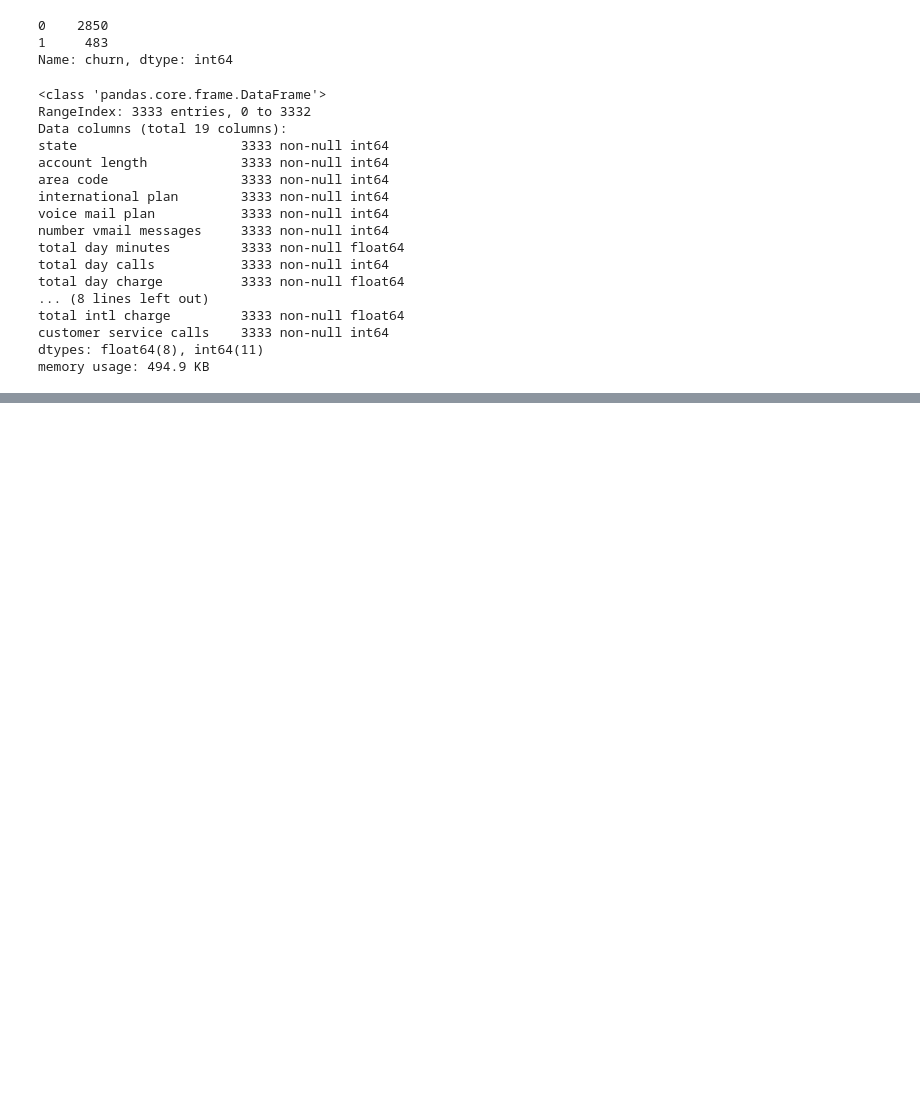
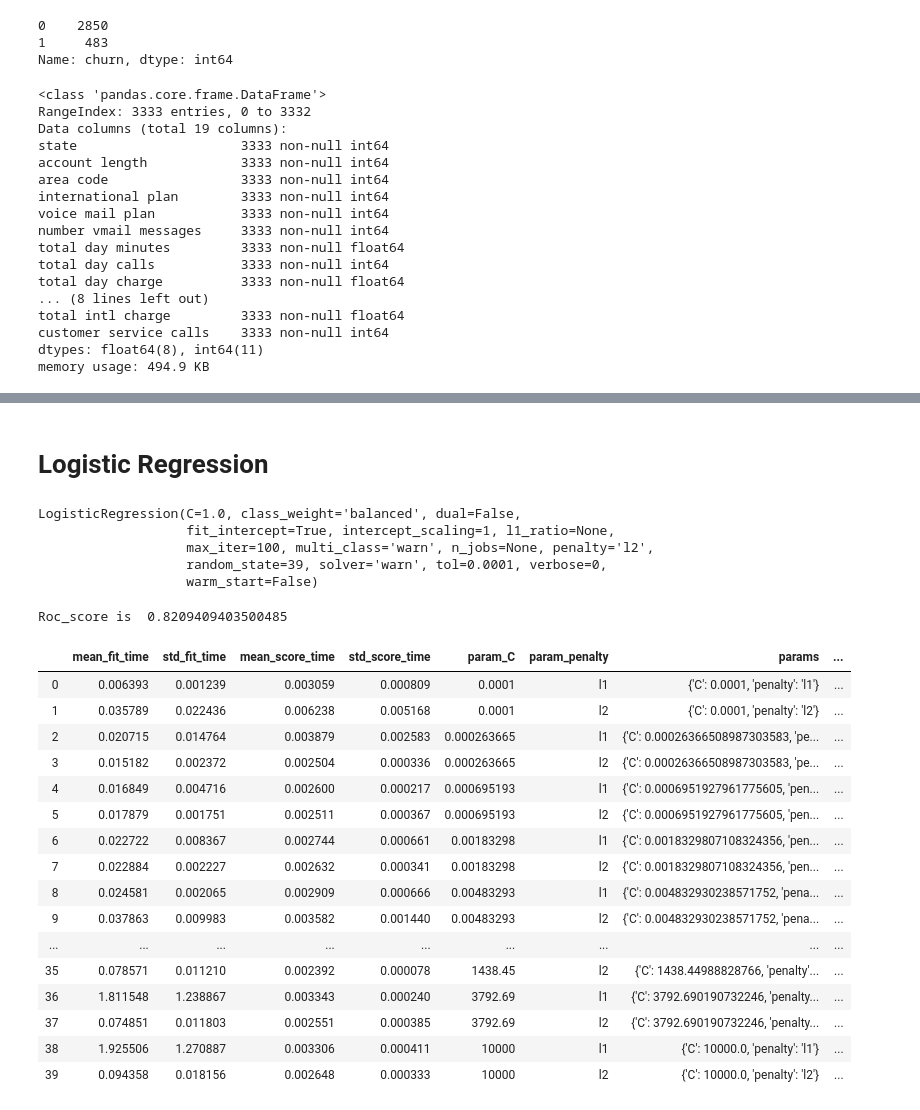
Before and after one commit to matteomm/syriatel_customerchurn_project, a Jupyter notebook: index.ipynb, the cells around one changed output, grey strips where cells are left out. Cells and saved outputs as stored; diff of their text form; code cells hidden in the pictures; blank space fills up the shorter version.

Commit message:
3modelshyperparametersoptimised

```diff
--- a/index.ipynb
+++ b/index.ipynb
@@ -503,0 +536,9 @@ test: 0.86
+# %%
+# setting up the learner and fitting
+model_random_forest = RandomForestClassifier(n_estimators=100,
+                                             random_state = 11,
+                                             class_weight= 'balanced',
+                                             max_depth = 15,
+                                             min_samples_leaf= 20
+                                             )
+model_random_forest.fit(X_train, y_train)
@@ -503,0 +561,15 @@ test: 0.86
+# %%
+# applying hyperparameter optimisations
+skf = StratifiedKFold(n_splits = 10, random_state = 600)
+
+param_grid = {'max_depth': range(1,15), 'min_samples_leaf': [5,10,15,20,25]}
+
+opt_model = GridSearchCV(model_random_forest,
+                         param_grid,
+                         cv=skf,
+                         scoring='roc_auc',
+                         return_train_score=True)
+
+opt_model.fit(X_train,y_train)
+
+pd.DataFrame(opt_model.cv_results_)
@@ -503,0 +598,53 @@ test: 0.86
+# %% [markdown]
+# Logistic Regression
+# %%
+# setting up the learner and fitting it
+log_model = LogisticRegression(class_weight = 'balanced', penalty = 'l2', random_state = 39)
+log_model.fit(X_train, y_train)
+# %% [output]
+LogisticRegression(C=1.0, class_weight='balanced', dual=False,
+                   fit_intercept=True, intercept_scaling=1, l1_ratio=None,
+                   max_iter=100, multi_class='warn', n_jobs=None, penalty='l2',
+                   random_state=39, solver='warn', tol=0.0001, verbose=0,
+                   warm_start=False)
+# %%
+# evaluating performance on roc_curve
+y_hat_log = log_model.predict_proba(X_train)[:,1]
+print('Roc_score is ',roc_auc_score(y_train, y_hat_log))
+# %% [output]
+Roc_score is  0.8209409403500485
+# %%
+# hyperparameter tuning on Logistic regression
+skf = StratifiedKFold(n_splits = 10, random_state = 600)
+
+param_grid = {'penalty' : ['l1', 'l2'],
+              'C' : np.logspace(-4, 4, 20)
+              }
+
+opt_model = GridSearchCV(log_model,
+                         param_grid,
+                         cv=skf,
+                         scoring='roc_auc',
+                         return_train_score=True)
+
+opt_model.fit(X_train,y_train)
+
+pd.DataFrame(opt_model.cv_results_)
+# %% [output]
+|  | mean_fit_time | std_fit_time | mean_score_time | std_score_time | param_C | param_penalty | params | ... |
+| 0 | 0.006393 | 0.001239 | 0.003059 | 0.000809 | 0.0001 | l1 | {'C': 0.0001, 'penalty': 'l1'} | ... |
+| 1 | 0.035789 | 0.022436 | 0.006238 | 0.005168 | 0.0001 | l2 | {'C': 0.0001, 'penalty': 'l2'} | ... |
+| 2 | 0.020715 | 0.014764 | 0.003879 | 0.002583 | 0.000263665 | l1 | {'C': 0.00026366508987303583, 'pe... | ... |
+| 3 | 0.015182 | 0.002372 | 0.002504 | 0.000336 | 0.000263665 | l2 | {'C': 0.00026366508987303583, 'pe... | ... |
+| 4 | 0.016849 | 0.004716 | 0.002600 | 0.000217 | 0.000695193 | l1 | {'C': 0.0006951927961775605, 'pen... | ... |
+| 5 | 0.017879 | 0.001751 | 0.002511 | 0.000367 | 0.000695193 | l2 | {'C': 0.0006951927961775605, 'pen... | ... |
+| 6 | 0.022722 | 0.008367 | 0.002744 | 0.000661 | 0.00183298 | l1 | {'C': 0.0018329807108324356, 'pen... | ... |
+| 7 | 0.022884 | 0.002227 | 0.002632 | 0.000341 | 0.00183298 | l2 | {'C': 0.0018329807108324356, 'pen... | ... |
+| 8 | 0.024581 | 0.002065 | 0.002909 | 0.000666 | 0.00483293 | l1 | {'C': 0.004832930238571752, 'pena... | ... |
+| 9 | 0.037863 | 0.009983 | 0.003582 | 0.001440 | 0.00483293 | l2 | {'C': 0.004832930238571752, 'pena... | ... |
+| ... | ... | ... | ... | ... | ... | ... | ... | ... |
+| 35 | 0.078571 | 0.011210 | 0.002392 | 0.000078 | 1438.45 | l2 | {'C': 1438.44988828766, 'penalty'... | ... |
+| 36 | 1.811548 | 1.238867 | 0.003343 | 0.000240 | 3792.69 | l1 | {'C': 3792.690190732246, 'penalty... | ... |
+| 37 | 0.074851 | 0.011803 | 0.002551 | 0.000385 | 3792.69 | l2 | {'C': 3792.690190732246, 'penalty... | ... |
+| 38 | 1.925506 | 1.270887 | 0.003306 | 0.000411 | 10000 | l1 | {'C': 10000.0, 'penalty': 'l1'} | ... |
+| 39 | 0.094358 | 0.018156 | 0.002648 | 0.000333 | 10000 | l2 | {'C': 10000.0, 'penalty': 'l2'} | ... |
```
Also changed, not shown: parts of 32 cells of this notebook.
